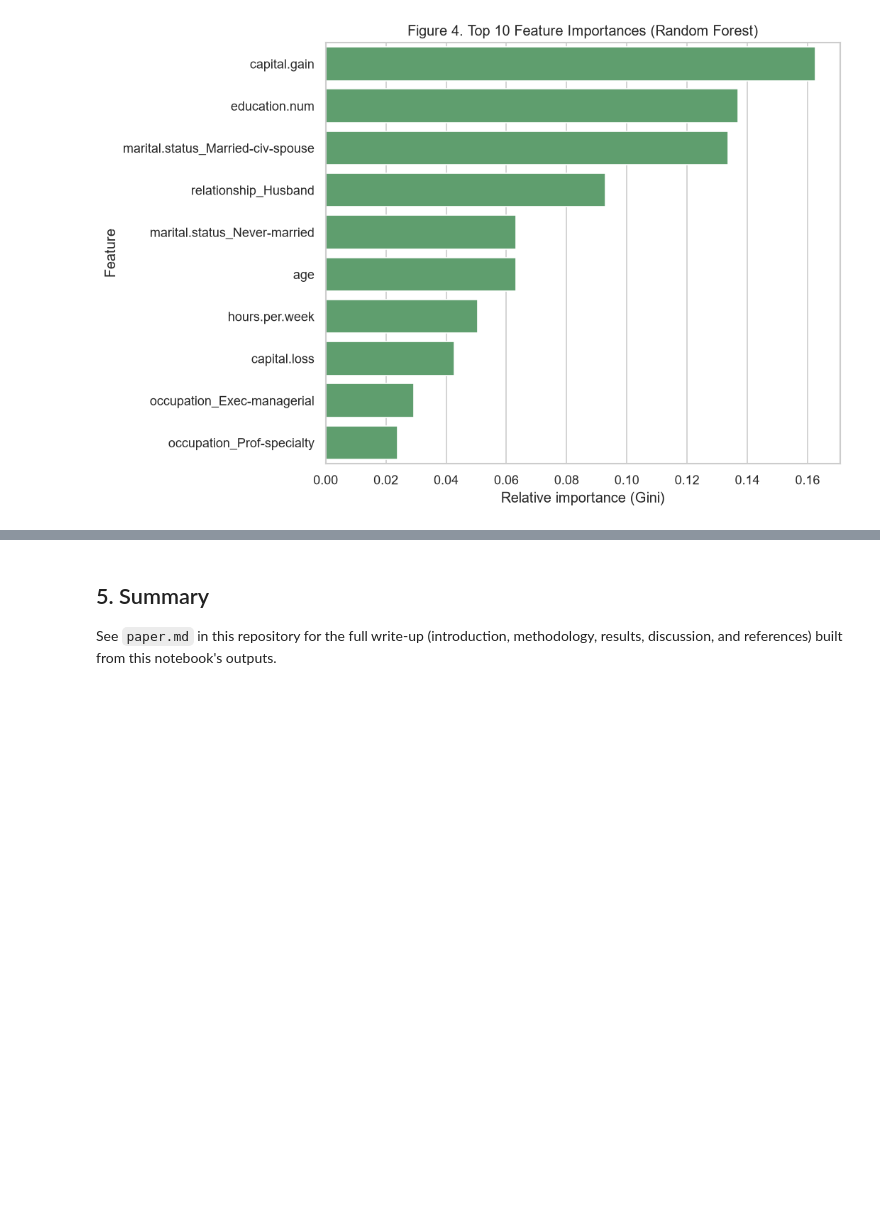
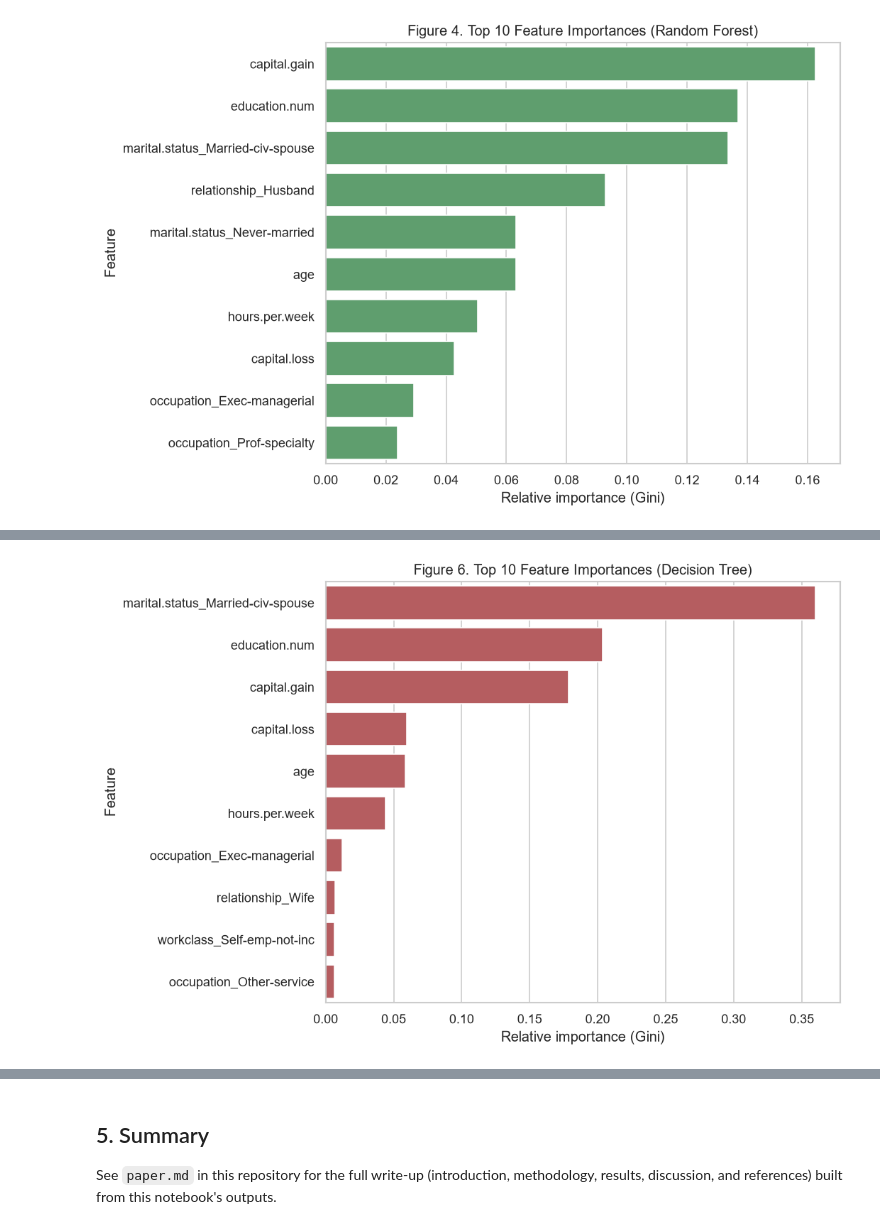
Before and after one commit to tamim7081/Adult-census-Income, a Jupyter notebook: income_analysis.ipynb, the cells around one changed output, grey strips where cells are left out. Saved outputs shown, nothing was run; the diff lists cells and outputs as text; code cells hidden in the pictures; blank space fills up the shorter version.

```diff
--- a/income_analysis.ipynb
+++ b/income_analysis.ipynb
@@ -168,0 +199,22 @@ plt.show()
+# %%
+dt_pipe = fitted['Decision Tree']
+
+ohe = dt_pipe.named_steps['prep'].named_transformers_['cat']
+cat_names = ohe.get_feature_names_out(categorical_features)
+all_names = list(numeric_features) + list(cat_names)
+
+importances = dt_pipe.named_steps['clf'].feature_importances_
+
+imp_series = pd.Series(
+    importances, index=all_names
+).sort_values(ascending=False).head(10)
+
+fig, ax = plt.subplots(figsize=(9, 6))
+sns.barplot(x=imp_series.values, y=imp_series.index, ax=ax, color='#C44E52')
+ax.set_xlabel('Relative importance (Gini)')
+ax.set_ylabel('Feature')
+ax.set_title('Figure 6. Top 10 Feature Importances (Decision Tree)')
+plt.tight_layout()
+plt.show()
+# %% [output]
+[figure, added]
```
Also changed, not shown: parts of 4 cells of this notebook.
